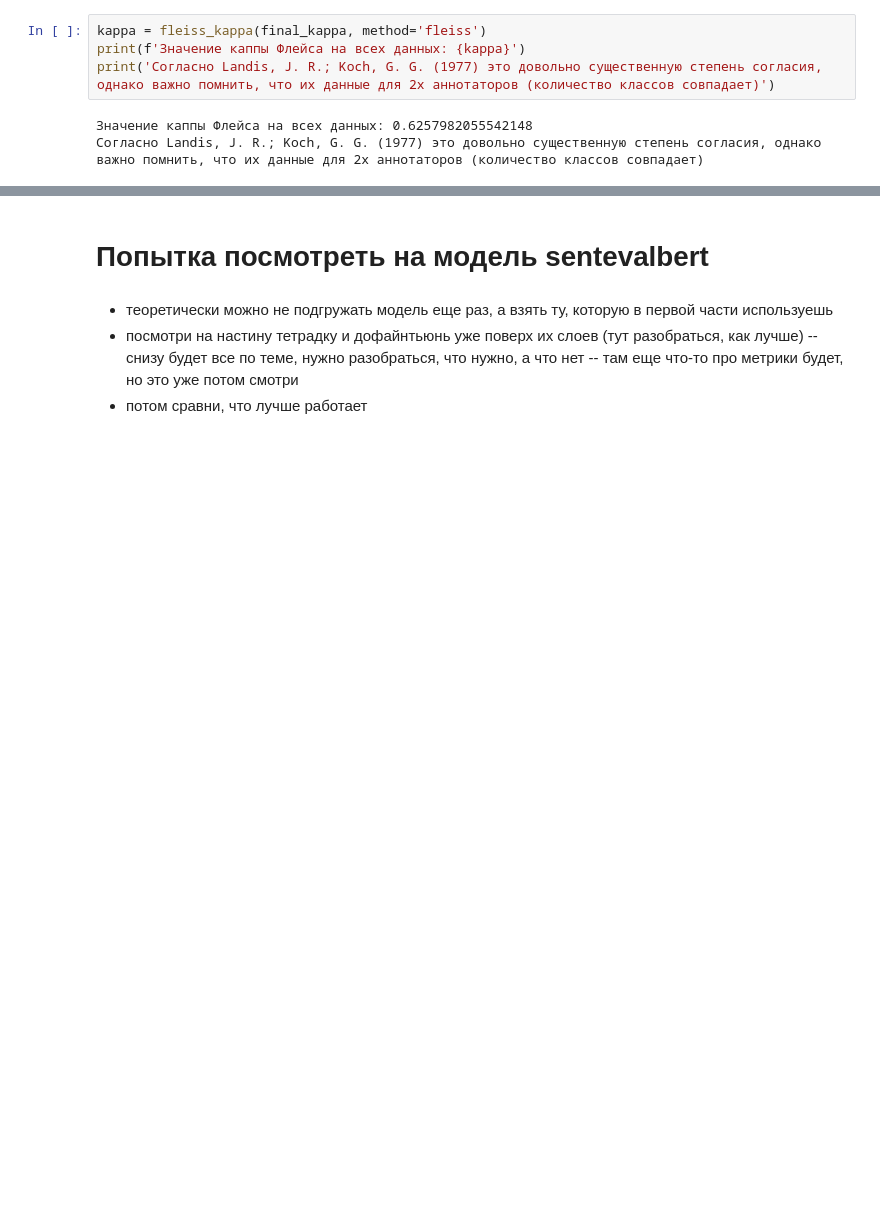
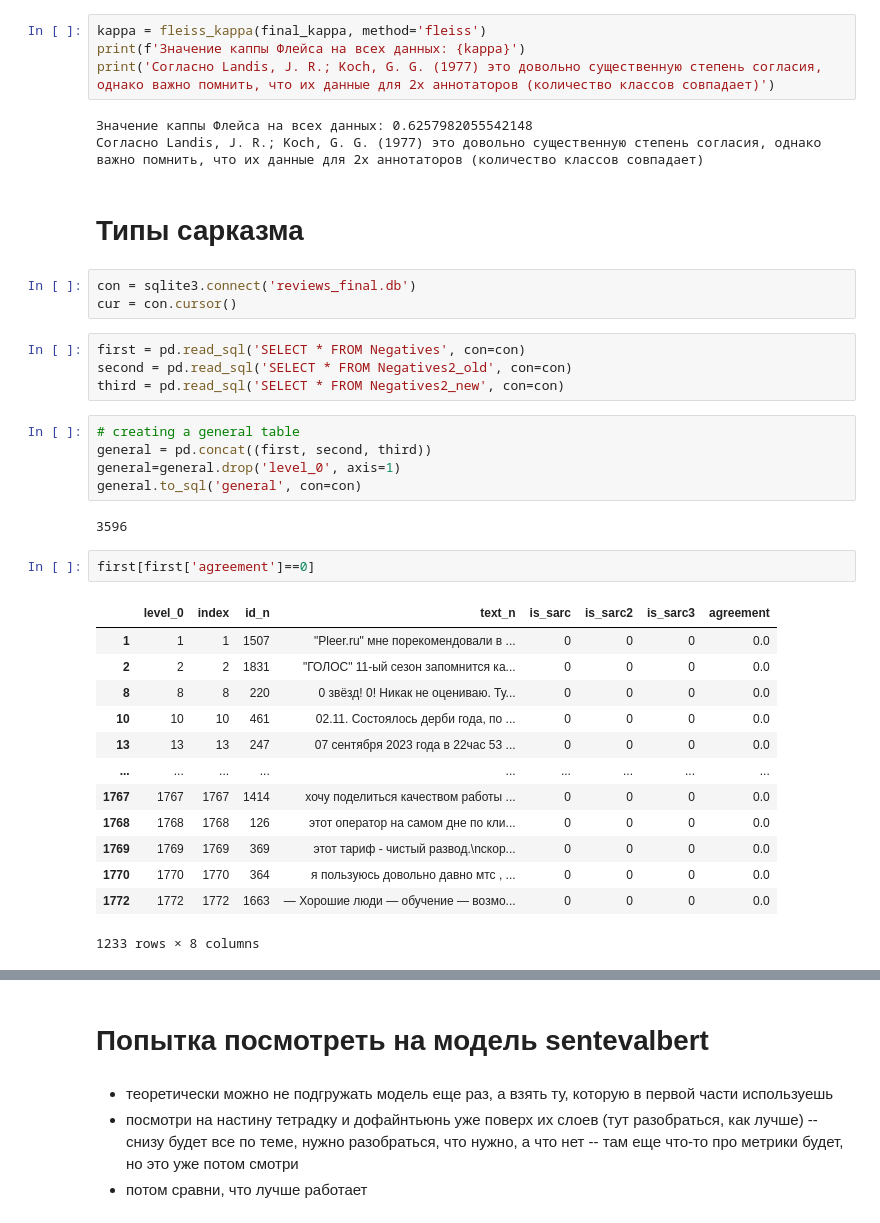
Before and after one commit to MaryObr/coursework, a Jupyter notebook: Coursework.ipynb, the cells around one changed output, grey strips where cells are left out. Cells and saved outputs as stored; diff of their text form; blank space fills up the shorter version.

```diff
--- a/Coursework.ipynb
+++ b/Coursework.ipynb
@@ -653,3 +653,35 @@ print('Согласно Landis, J. R.; Koch, G. G. (1977) это довольн
 # %% [output]
 Значение каппы Флейса на всех данных: 0.6257982055542148
 Согласно Landis, J. R.; Koch, G. G. (1977) это довольно существенную степень согласия, однако важно помнить, что их данные для 2х аннотаторов (количество классов совпадает)
+# %% [markdown]
+# Типы сарказма
+# %%
+con = sqlite3.connect('reviews_final.db')
+cur = con.cursor()
+# %%
+first = pd.read_sql('SELECT * FROM Negatives', con=con)
+second = pd.read_sql('SELECT * FROM Negatives2_old', con=con)
+third = pd.read_sql('SELECT * FROM Negatives2_new', con=con)
+# %%
+# creating a general table
+general = pd.concat((first, second, third))
+general=general.drop('level_0', axis=1)
+general.to_sql('general', con=con)
+# %% [output]
+3596
+# %%
+first[first['agreement']==0]
+# %% [output]
+|  | level_0 | index | id_n | text_n | is_sarc | is_sarc2 | is_sarc3 | agreement |
+| 1 | 1 | 1 | 1507 | "Pleer.ru" мне порекомендовали в ... | 0 | 0 | 0 | 0.0 |
+| 2 | 2 | 2 | 1831 | "ГОЛОС" 11-ый сезон запомнится ка... | 0 | 0 | 0 | 0.0 |
+| 8 | 8 | 8 | 220 | 0 звёзд! 0! Никак не оцениваю. Ту... | 0 | 0 | 0 | 0.0 |
+| 10 | 10 | 10 | 461 | 02.11. Состоялось дерби года, по ... | 0 | 0 | 0 | 0.0 |
+| 13 | 13 | 13 | 247 | 07 сентября 2023 года в 22час 53 ... | 0 | 0 | 0 | 0.0 |
+| ... | ... | ... | ... | ... | ... | ... | ... | ... |
+| 1767 | 1767 | 1767 | 1414 | хочу поделиться качеством работы ... | 0 | 0 | 0 | 0.0 |
+| 1768 | 1768 | 1768 | 126 | этот оператор на самом дне по кли... | 0 | 0 | 0 | 0.0 |
+| 1769 | 1769 | 1769 | 369 | этот тариф - чистый развод.\nскор... | 0 | 0 | 0 | 0.0 |
+| 1770 | 1770 | 1770 | 364 | я пользуюсь довольно давно мтс , ... | 0 | 0 | 0 | 0.0 |
+| 1772 | 1772 | 1772 | 1663 | — Хорошие люди — обучение — возмо... | 0 | 0 | 0 | 0.0 |
+1233 rows × 8 columns
```
Also changed, not shown: parts of 23 cells of this notebook.
